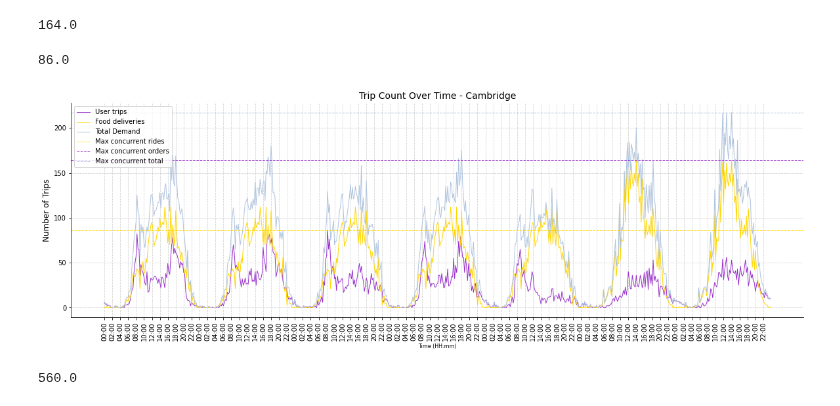
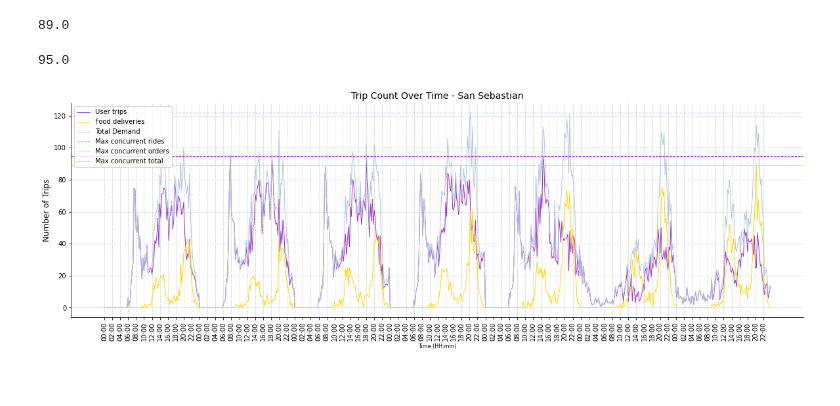
Before and after one commit to CityScope/MobilityTable_SanSebastian, a Jupyter notebook: preprocessing/DemandPlotting.ipynb, the cells around one changed output. Cells and saved outputs as stored; diff of their text form; code cells hidden in the pictures.

```diff
--- a/preprocessing/DemandPlotting.ipynb
+++ b/preprocessing/DemandPlotting.ipynb
@@ -3,11 +3,11 @@ import pandas as pd
 import matplotlib.pyplot as plt
 # %%
 # Read the CSV file
-#df_user = pd.read_csv('/Users/naroacorettisanchez/Documents/GitHub/DataSS/Rides/ride_demand_ss_1week_scattered.csv')
-#df_food= pd.read_csv('/Users/naroacorettisanchez/Documents/GitHub/DataSS/Deliveries/delivery_demand_ss_1week_scattered.csv')
+df_user = pd.read_csv('/Users/naroacorettisanchez/Documents/GitHub/DataSS/Rides/ride_demand_ss_1week_scattered.csv')
+df_food= pd.read_csv('/Users/naroacorettisanchez/Documents/GitHub/DataSS/Deliveries/delivery_demand_ss_1week_scattered.csv')
 
-df_user = pd.read_csv('/Users/naroacorettisanchez/Documents/GitHub/MultifunctionalVehicleFleets/includes/Demand/user_demand_cambridge_oct7_2019_week.csv')
-df_food = pd.read_csv('/Users/naroacorettisanchez/Documents/GitHub/MultifunctionalVehicleFleets/includes/Demand/food_demand_cambridge_week.csv')
+#df_user = pd.read_csv('/Users/naroacorettisanchez/Documents/GitHub/MultifunctionalVehicleFleets/includes/Demand/user_demand_cambridge_oct7_2019_week.csv')
+#df_food = pd.read_csv('/Users/naroacorettisanchez/Documents/GitHub/MultifunctionalVehicleFleets/includes/Demand/food_demand_cambridge_week.csv')
 # %%
 df_user.head()
 # %% [output]
@@ -30,7 +30,10 @@ df_food.head()
 # %%
 # Extract the day from the 'starttime' column
-df_user['day'] = pd.to_datetime(df_user['starttime']).dt.day - 6
+#df_user['day'] = pd.to_datetime(df_user['starttime']).dt.day - 6
 #df_food['day'] = pd.to_datetime(df_food['start_time']).dt.day - 10
+
+df_user['day'] = pd.to_datetime(df_user['starttime']).dt.day - 18
+df_food['day'] = pd.to_datetime(df_food['start_time']).dt.day -17
 # %%
 df_food.head()
 # %% [output]
@@ -220,12 +221,12 @@ print(time_max_concurrent)
 max_food = df_counts_food['count'].max()
 print(max_food)
 # %% [output]
-164.0
+89.0
 # %%
 max_user= df_counts_user['count'].max()
 print(max_user)
 # %% [output]
-86.0
+95.0
 # %%
 # Create a plot
 plt.figure(figsize=(20, 6))
@@ -234,48 +235,46 @@ plt.plot(df_counts_food['x_datetime'], df_counts_food['count'], linewidth=1, col
 #plt.plot(df_counts_food['x_datetime'], df_counts_user['count']+df_counts_food['count'], linewidth=1, color='lightsteelblue')
 plt.plot(merged_df['x_datetime'], merged_df['total_count'], linewidth=1, color='lightsteelblue')
 
-plt.axhline(y=max_user, color='gold', linewidth=1, linestyle='--')
-plt.axhline(y=max_food, color='darkorchid', linewidth=1, linestyle='--')
+plt.axhline(y=max_user, color='darkorchid', linewidth=1, linestyle='--')
+plt.axhline(y=max_food, color='gold', linewidth=1, linestyle='--')
 plt.axhline(y=max_concurrent, color='lightsteelblue', linewidth=1, linestyle='--')  # Add the horizontal red line
 
 # Extract the last 8 digits of x_datetime for tick labels
 tick_labels = [label[-8:-3] for label in df_counts_user['x_datetime'][::8]]
 
 # Set the x-axis tick labels and rotation
 plt.xticks(df_counts_user['x_datetime'][::8], tick_labels, rotation=90)
 
 
 # Set the axis labels and title
 plt.xlabel('Time (HH:mm)', fontsize=8)
 plt.ylabel('Number of Trips', fontsize=12)
-plt.title('Trip Count Over Time - Cambridge', fontsize=14)
+plt.title('Trip Count Over Time - San Sebastian', fontsize=14)
 
 # Customize the grid
 plt.grid(color='lightgray', linestyle='--')
 
 # Customize the plot background and border
 plt.gca().set_facecolor('white')
 plt.gca().spines['top'].set_visible(False)
 plt.gca().spines['right'].set_visible(False)
 
 # Adjust the tick parameters
 plt.tick_params(axis='both', which='both', bottom=True, top=False, left=True, right=False)
 
 # Add a legend if needed
 plt.legend(['User trips','Food deliveries', 'Total Demand', 'Max concurrent rides', 'Max concurrent orders', 'Max concurrent total'], loc='best')
 
 # Adjust the layout for better spacing
 #plt.tight_layout()
 
 # Display the plot
 plt.show()
 # %% [output]
-[figure, old version]
+[figure, new version]
 # %%
 max_food = df_counts_food['count'].max()
 print(max_food)
-# %% [output]
-560.0
 # %%
 time_max_concurrent_food = df_counts_food.loc[df_counts_food['count']==max_food]
 print(time_max_concurrent_food)
```
Also changed, not shown: parts of 19 cells of this notebook, 3 other files.
